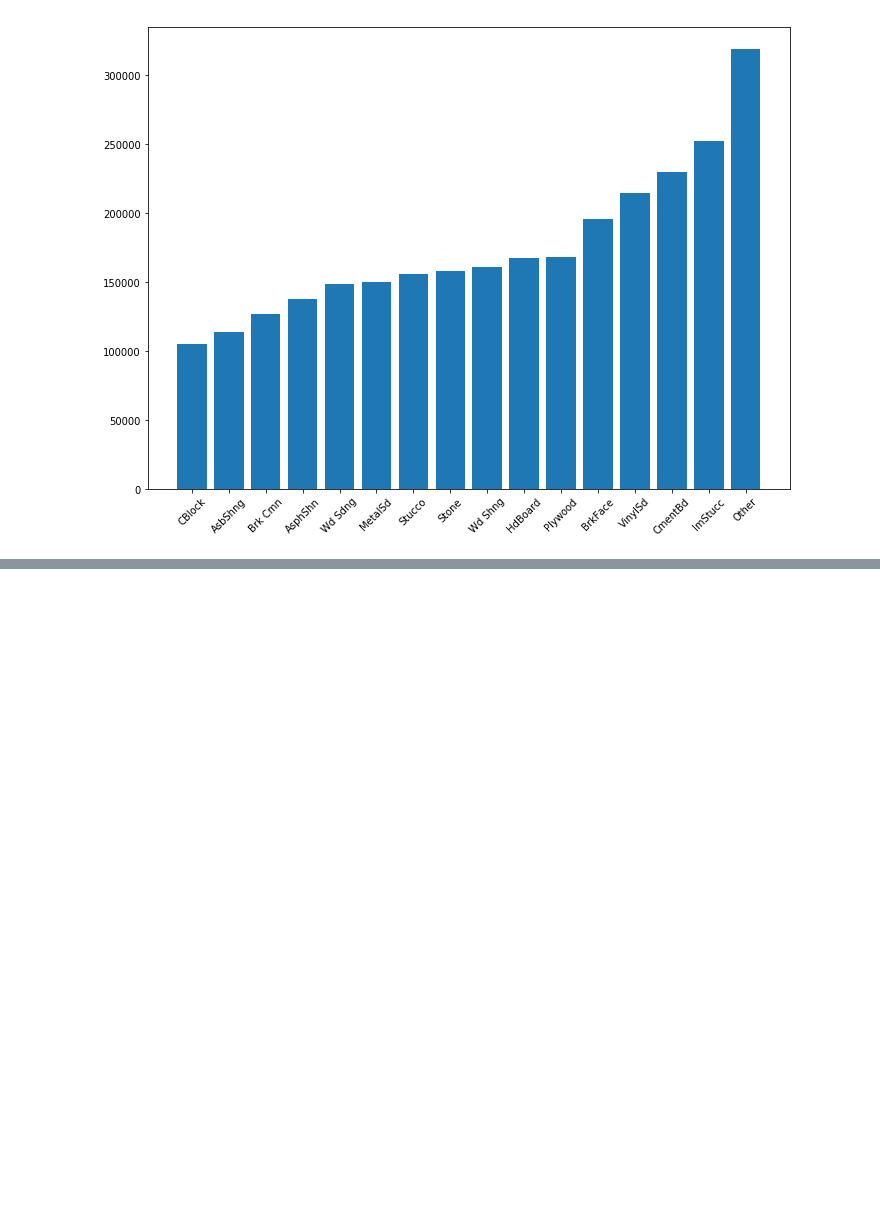
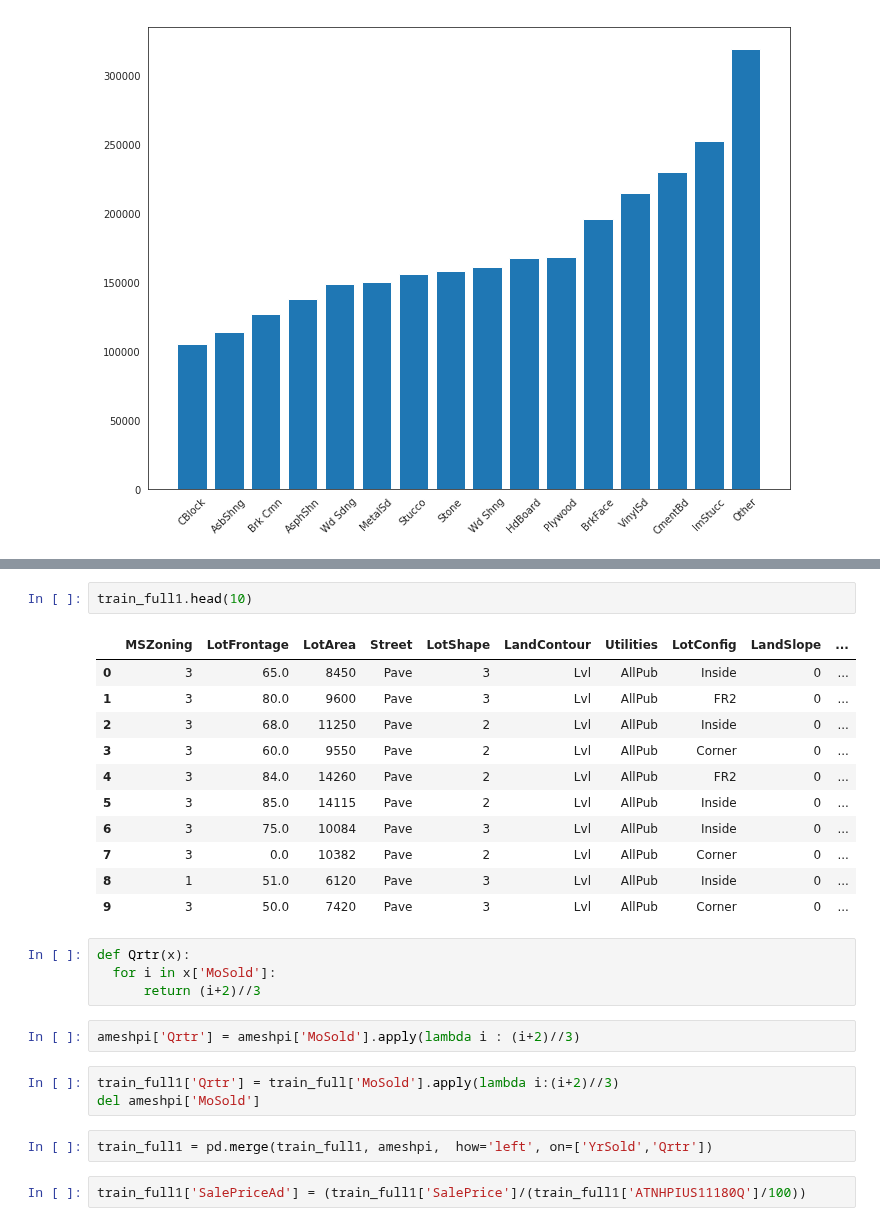
Before and after one commit to TiGaI/HousingPriceKaggleProject3, a Jupyter notebook: ames_eda.ipynb, the cells around one changed output, grey strips where cells are left out. Saved outputs shown, nothing was run; the diff lists cells and outputs as text; blank space fills up the shorter version.

```diff
--- a/ames_eda.ipynb
+++ b/ames_eda.ipynb
@@ -661,0 +669,27 @@ train_full1 = pd.merge(train_full1, interest_rates,  how='left', left_on=['YrSol
+# %%
+train_full1.head(10)
+# %% [output]
+|  | MSZoning | LotFrontage | LotArea | Street | LotShape | LandContour | Utilities | LotConfig | LandSlope | ... |
+| 0 | 3 | 65.0 | 8450 | Pave | 3 | Lvl | AllPub | Inside | 0 | ... |
+| 1 | 3 | 80.0 | 9600 | Pave | 3 | Lvl | AllPub | FR2 | 0 | ... |
+| 2 | 3 | 68.0 | 11250 | Pave | 2 | Lvl | AllPub | Inside | 0 | ... |
+| 3 | 3 | 60.0 | 9550 | Pave | 2 | Lvl | AllPub | Corner | 0 | ... |
+| 4 | 3 | 84.0 | 14260 | Pave | 2 | Lvl | AllPub | FR2 | 0 | ... |
+| 5 | 3 | 85.0 | 14115 | Pave | 2 | Lvl | AllPub | Inside | 0 | ... |
+| 6 | 3 | 75.0 | 10084 | Pave | 3 | Lvl | AllPub | Inside | 0 | ... |
+| 7 | 3 | 0.0 | 10382 | Pave | 2 | Lvl | AllPub | Corner | 0 | ... |
+| 8 | 1 | 51.0 | 6120 | Pave | 3 | Lvl | AllPub | Inside | 0 | ... |
+| 9 | 3 | 50.0 | 7420 | Pave | 3 | Lvl | AllPub | Corner | 0 | ... |
+# %%
+def Qrtr(x):
+  for i in x['MoSold']:
+      return (i+2)//3
+# %%
+ameshpi['Qrtr'] = ameshpi['MoSold'].apply(lambda i : (i+2)//3)
+# %%
+train_full1['Qrtr'] = train_full['MoSold'].apply(lambda i:(i+2)//3)
+del ameshpi['MoSold']
+# %%
+train_full1 = pd.merge(train_full1, ameshpi,  how='left', on=['YrSold','Qrtr'])
+# %%
+train_full1['SalePriceAd'] = (train_full1['SalePrice']/(train_full1['ATNHPIUS11180Q']/100))
```
Also changed, not shown: parts of 9 cells of this notebook.
